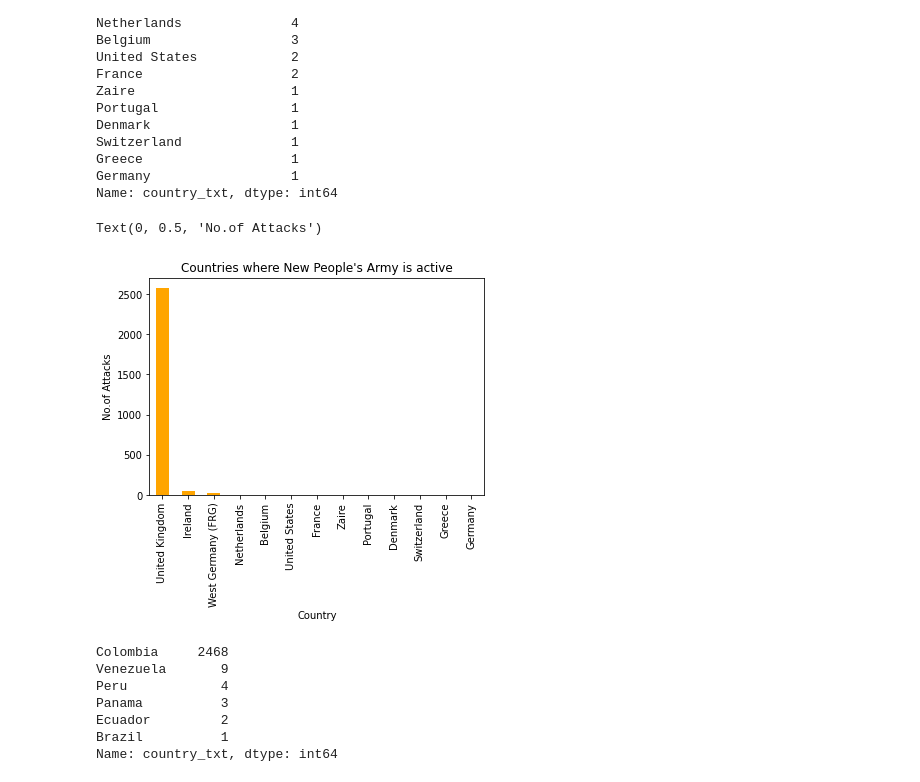
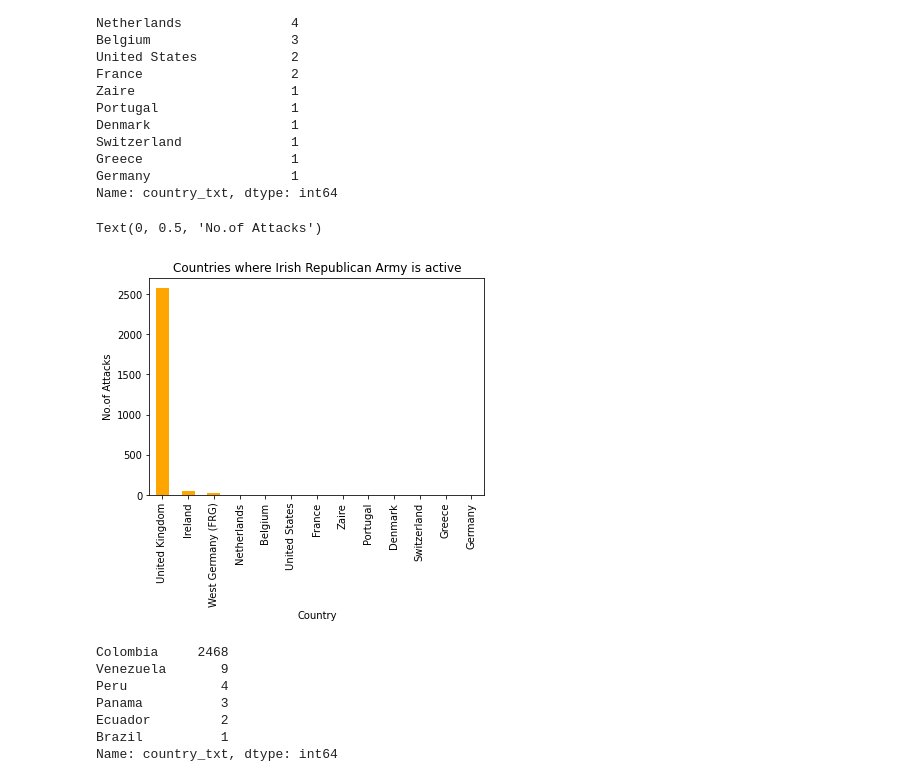
Before and after one commit to SubhasisChattopadhyay/Almabetter-Capstone-Projects, a Jupyter notebook: Individual_Notebook_Global_Terrorism_Analysis_Capstone_Project.ipynb, the cells around one changed output. Cells and saved outputs as stored; diff of their text form; code cells hidden in the pictures.

```diff
--- a/Individual_Notebook_Global_Terrorism_Analysis_Capstone_Project.ipynb
+++ b/Individual_Notebook_Global_Terrorism_Analysis_Capstone_Project.ipynb
@@ -1444,12 +1460,12 @@ Germany                  1
 Name: country_txt, dtype: int64
 # %%
 df[df.gname=="Irish Republican Army (IRA)"].country_txt.value_counts().plot.bar(width=0.5,color ='orange')
-plt.title("Countries where New People's Army is active")
+plt.title("Countries where Irish Republican Army is active")
 plt.xlabel('Country')
 plt.ylabel('No.of Attacks')
 # %% [output]
 Text(0, 0.5, 'No.of Attacks')
-[figure, old version]
+[figure, new version]
 # %%
 df[df.gname=="Revolutionary Armed Forces of Colombia (FARC)"].country_txt.value_counts()
 # %% [output]
```
Also changed, not shown: parts of 23 cells of this notebook.
